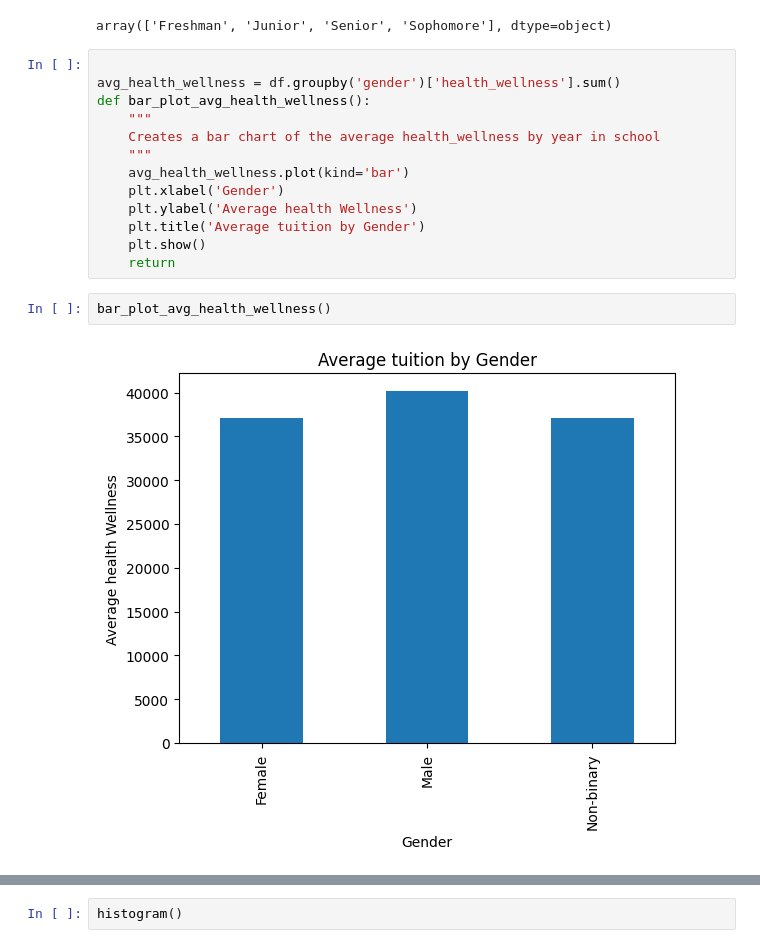
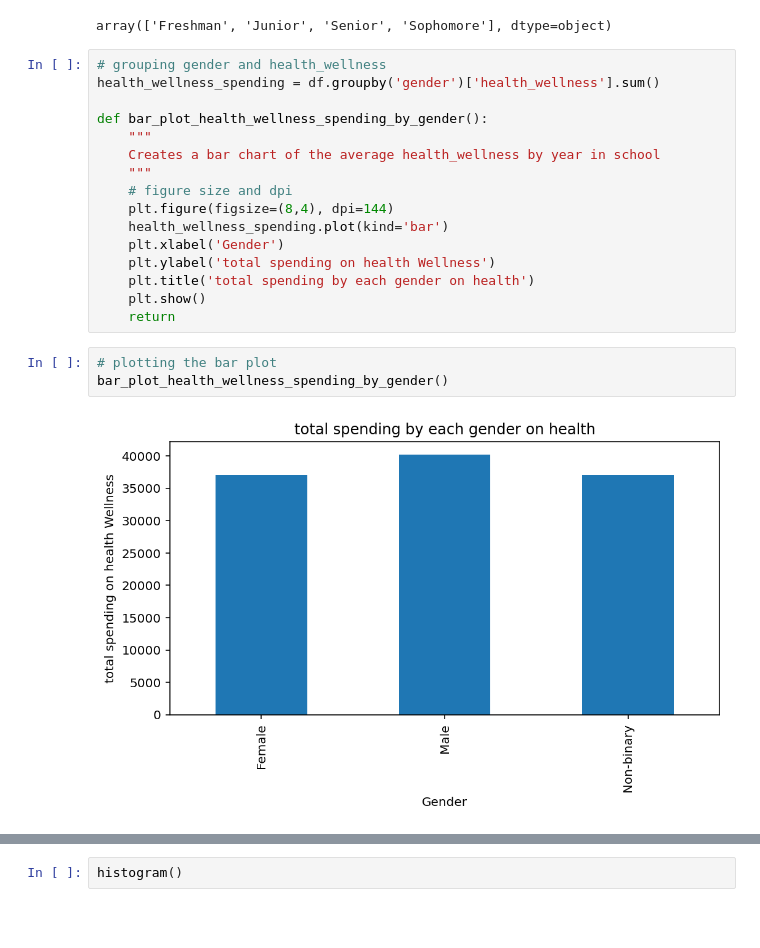
Before and after one commit to lata1207/Assignment, a Jupyter notebook: SnehlataK.ipynb, the cells around one changed output, grey strips where cells are left out. Drawn from its saved outputs; the diff is of its cells as text; blank space fills up the shorter version.

```diff
--- a/SnehlataK.ipynb
+++ b/SnehlataK.ipynb
@@ -197,19 +283,23 @@ df.year_in_school.unique()
 # %% [output]
 array(['Freshman', 'Junior', 'Senior', 'Sophomore'], dtype=object)
 # %%
+# grouping gender and health_wellness
+health_wellness_spending = df.groupby('gender')['health_wellness'].sum()
 
-avg_health_wellness = df.groupby('gender')['health_wellness'].sum()
-def bar_plot_avg_health_wellness():
+def bar_plot_health_wellness_spending_by_gender():
     """
     Creates a bar chart of the average health_wellness by year in school
     """
-    avg_health_wellness.plot(kind='bar')
+    # figure size and dpi
+    plt.figure(figsize=(8,4), dpi=144)
+    health_wellness_spending.plot(kind='bar')
     plt.xlabel('Gender')
-    plt.ylabel('Average health Wellness')
-    plt.title('Average tuition by Gender')
+    plt.ylabel('total spending on health Wellness')
+    plt.title('total spending by each gender on health')
     plt.show()
     return
-# %%
-bar_plot_avg_health_wellness()
-# %% [output]
-[figure, removed]
+# %%
+# plotting the bar plot
+bar_plot_health_wellness_spending_by_gender()
+# %% [output]
+[figure, added]
```
Also changed, not shown: parts of 34 cells of this notebook.
